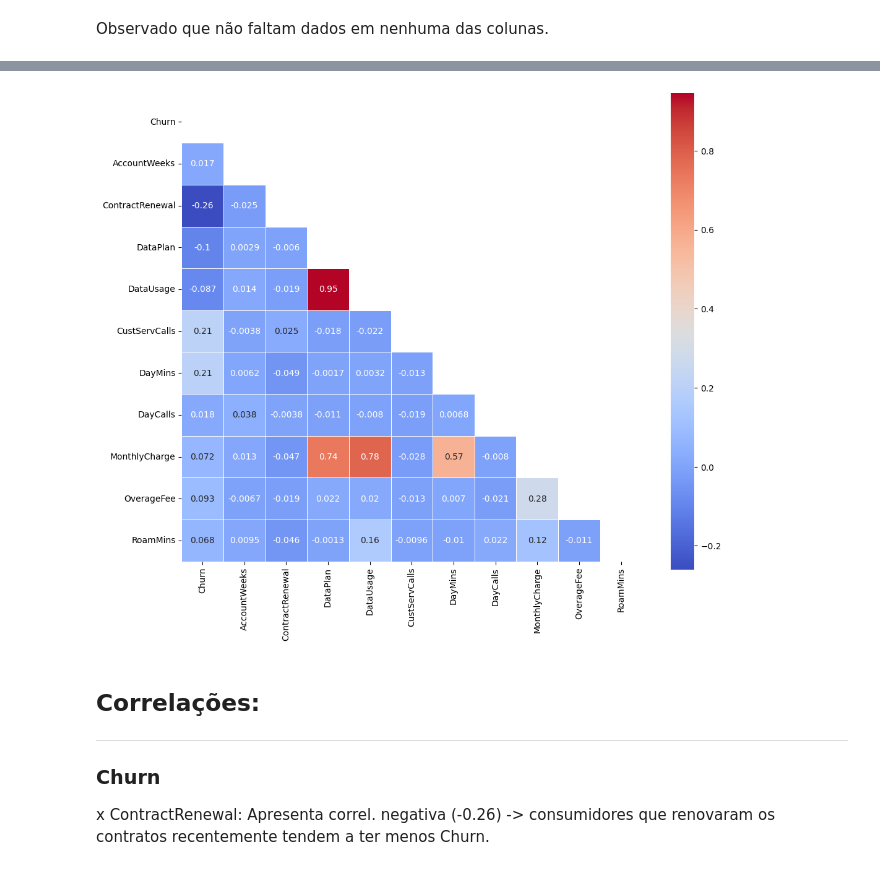
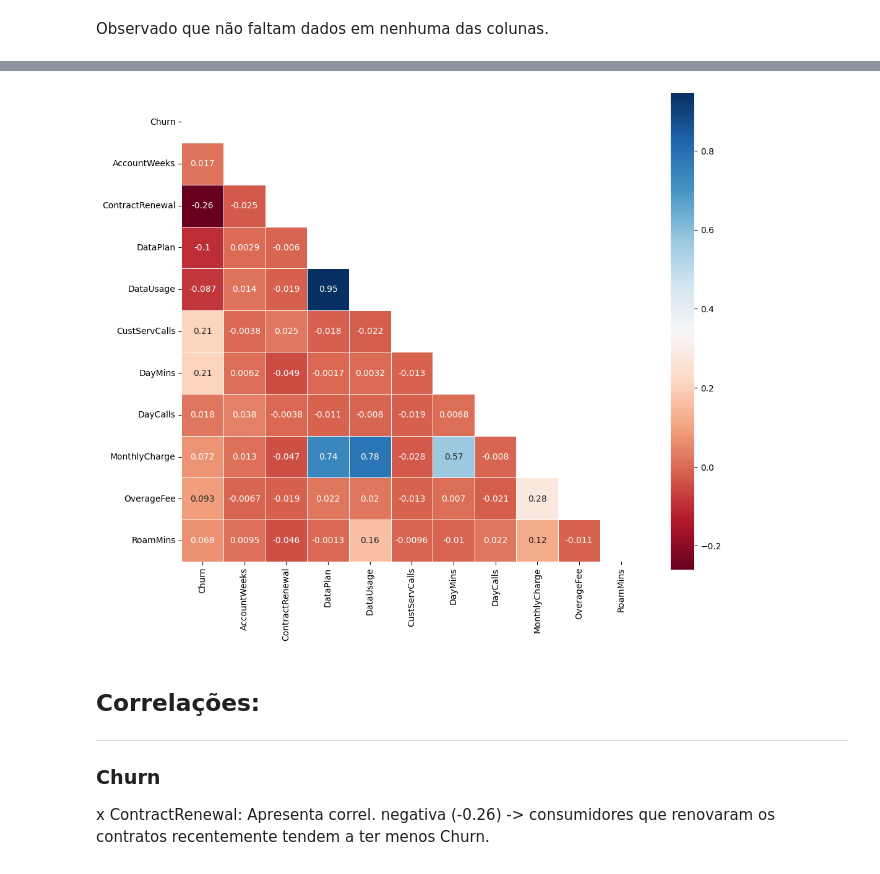
Before and after one commit to mf-gueiros/_sandbox, a Jupyter notebook: CustomerChurn.ipynb, the cells around one changed output, grey strips where cells are left out. Cells and saved outputs as stored; diff of their text form; code cells hidden in the pictures.

```diff
--- a/CustomerChurn.ipynb
+++ b/CustomerChurn.ipynb
@@ -106,20 +102,20 @@ df_numeric.describe()
 # %%
 #matriz de correlação
 corr = df.corr()
 
 #mask para limitar o triângulo superior
 mask = np.triu(np.ones_like(corr, dtype=bool))
 
 #tamanho do plot
 plt.figure(figsize=(12, 10))
 
 #heatmap com a mask para exibir apenas o triangulo inf
-sns.heatmap(corr, mask=mask, annot=True, cmap='coolwarm', square=True, linewidths=0.5)
+sns.heatmap(corr, mask=mask, annot=True, cmap='RdBu', square=True, linewidths=0.5)
 
 #plotando
 plt.show()
 # %% [output]
-[figure, old version]
+[figure, new version]
 # %% [markdown]
 ## Correlações:
 
```
Also changed, not shown: parts of 8 cells of this notebook, 1 other file.
